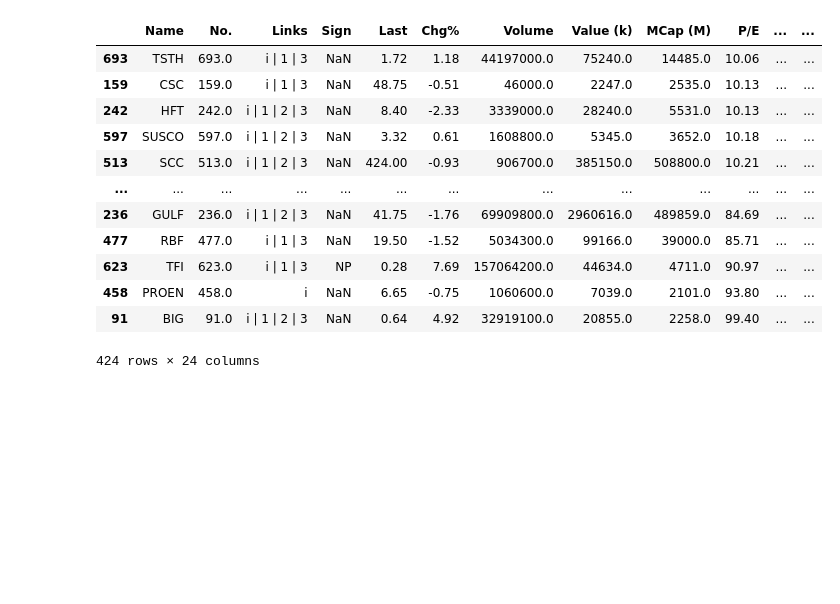
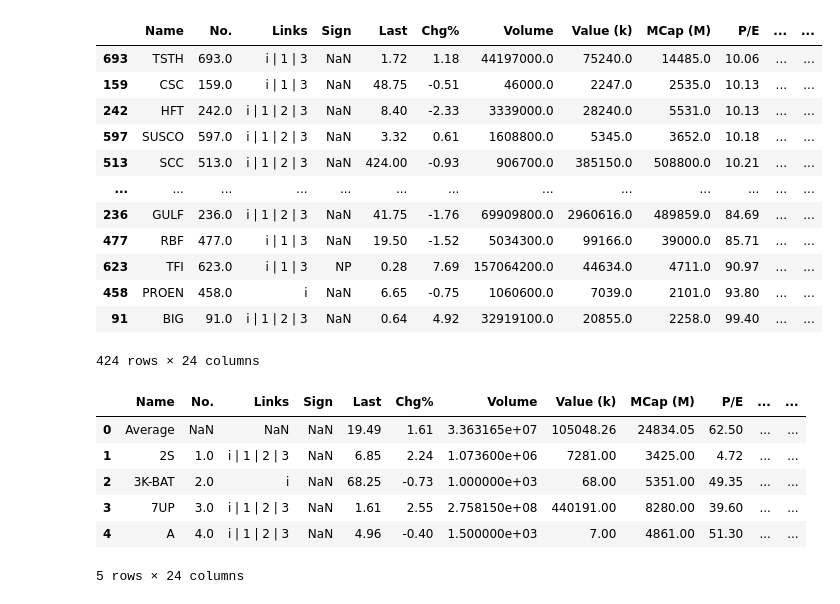
Before and after one commit to phongyanon/PythonInvestment, a Jupyter notebook: Stock_Screenning_Funda.ipynb, the cells around one changed output. Cells and saved outputs as stored; diff of their text form; code cells hidden in the pictures; blank space fills up the shorter version.

```diff
--- a/Stock_Screenning_Funda.ipynb
+++ b/Stock_Screenning_Funda.ipynb
@@ -96,3 +96,13 @@ df[(df['P/E'] > 10) & (df['P/E'] < 100)].sort_values(['P/E','P/BV'],ascending =
 | 458 | PROEN | 458.0 | i | NaN | 6.65 | -0.75 | 1060600.0 | 7039.0 | 2101.0 | 93.80 | ... | ... |
 | 91 | BIG | 91.0 | i | 1 | 2 | 3 | NaN | 0.64 | 4.92 | 32919100.0 | 20855.0 | 2258.0 | 99.40 | ... | ... |
 424 rows × 24 columns
+# %%
+df[:5]
+# %% [output]
+|  | Name | No. | Links | Sign | Last | Chg% | Volume | Value (k) | MCap (M) | P/E | ... | ... |
+| 0 | Average | NaN | NaN | NaN | 19.49 | 1.61 | 3.363165e+07 | 105048.26 | 24834.05 | 62.50 | ... | ... |
+| 1 | 2S | 1.0 | i | 1 | 2 | 3 | NaN | 6.85 | 2.24 | 1.073600e+06 | 7281.00 | 3425.00 | 4.72 | ... | ... |
+| 2 | 3K-BAT | 2.0 | i | NaN | 68.25 | -0.73 | 1.000000e+03 | 68.00 | 5351.00 | 49.35 | ... | ... |
+| 3 | 7UP | 3.0 | i | 1 | 2 | 3 | NaN | 1.61 | 2.55 | 2.758150e+08 | 440191.00 | 8280.00 | 39.60 | ... | ... |
+| 4 | A | 4.0 | i | 1 | 2 | 3 | NaN | 4.96 | -0.40 | 1.500000e+03 | 7.00 | 4861.00 | 51.30 | ... | ... |
+5 rows × 24 columns
```
